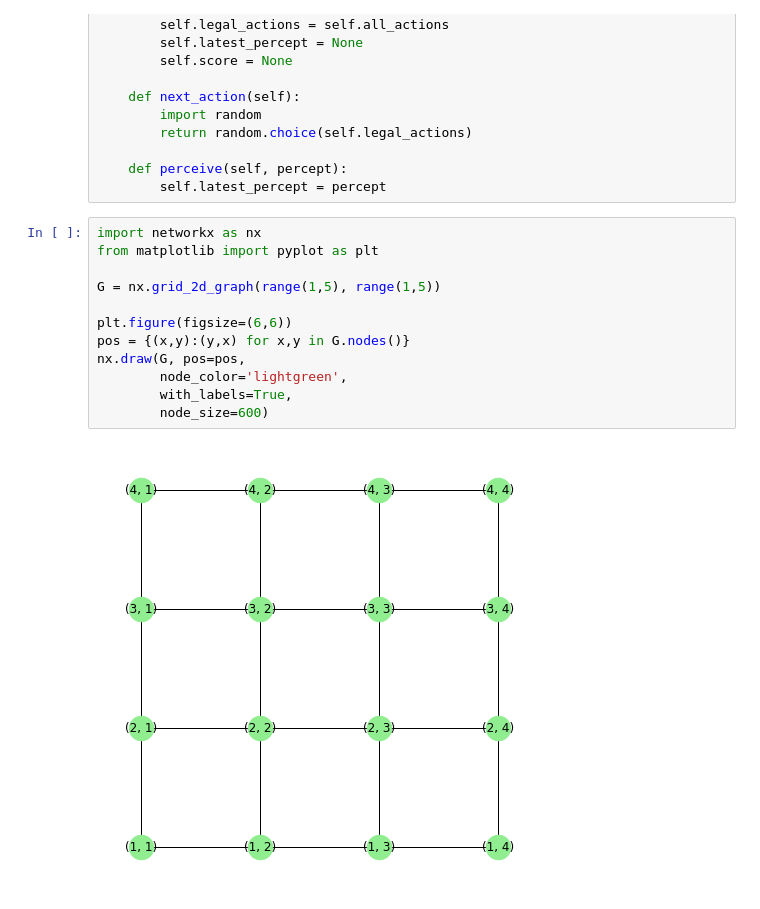
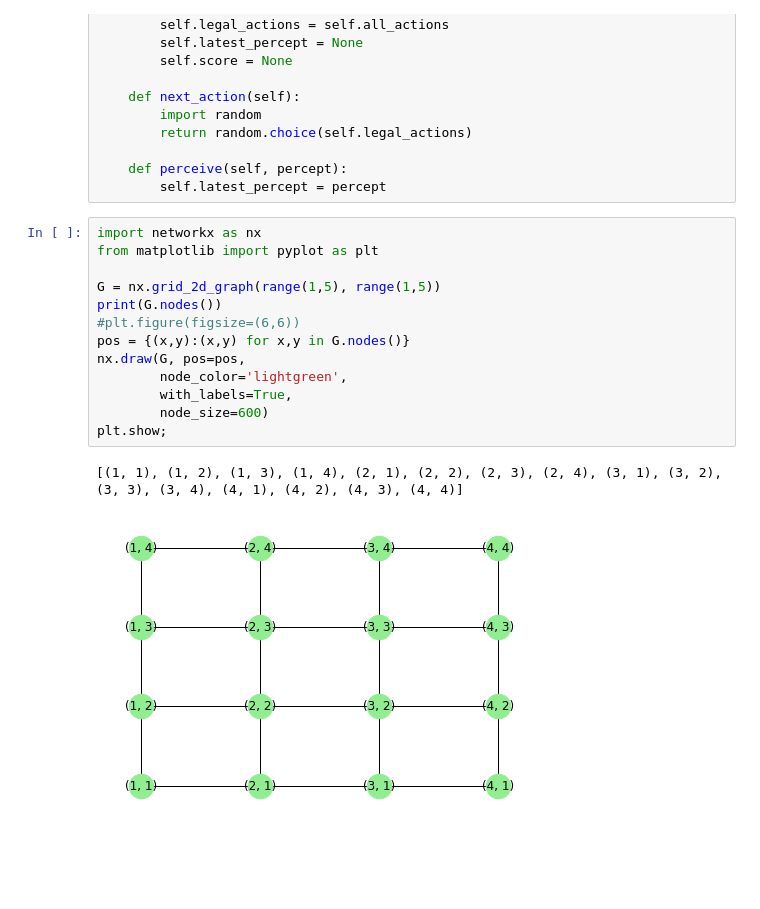
Before and after one commit to Juliana-Yakimchuk/WumpusWorld_ReinforcementLearning, a Jupyter notebook: Wumpus Environment.ipynb, the cells around one changed output. Drawn from its saved outputs; the diff is of its cells as text; blank space fills up the shorter version.

```diff
--- a/Wumpus Environment.ipynb
+++ b/Wumpus Environment.ipynb
@@ -23,14 +23,16 @@ class NaiveAgent():
 # %%
 import networkx as nx
 from matplotlib import pyplot as plt
 
 G = nx.grid_2d_graph(range(1,5), range(1,5))
-
-plt.figure(figsize=(6,6))
-pos = {(x,y):(y,x) for x,y in G.nodes()}
+print(G.nodes())
+#plt.figure(figsize=(6,6))
+pos = {(x,y):(x,y) for x,y in G.nodes()}
 nx.draw(G, pos=pos,
         node_color='lightgreen',
         with_labels=True,
         node_size=600)
+plt.show;
 # %% [output]
+[(1, 1), (1, 2), (1, 3), (1, 4), (2, 1), (2, 2), (2, 3), (2, 4), (3, 1), (3, 2), (3, 3), (3, 4), (4, 1), (4, 2), (4, 3), (4, 4)]
-[figure, old version]
+[figure, new version]
```
Also changed, not shown: parts of 19 cells of this notebook.
